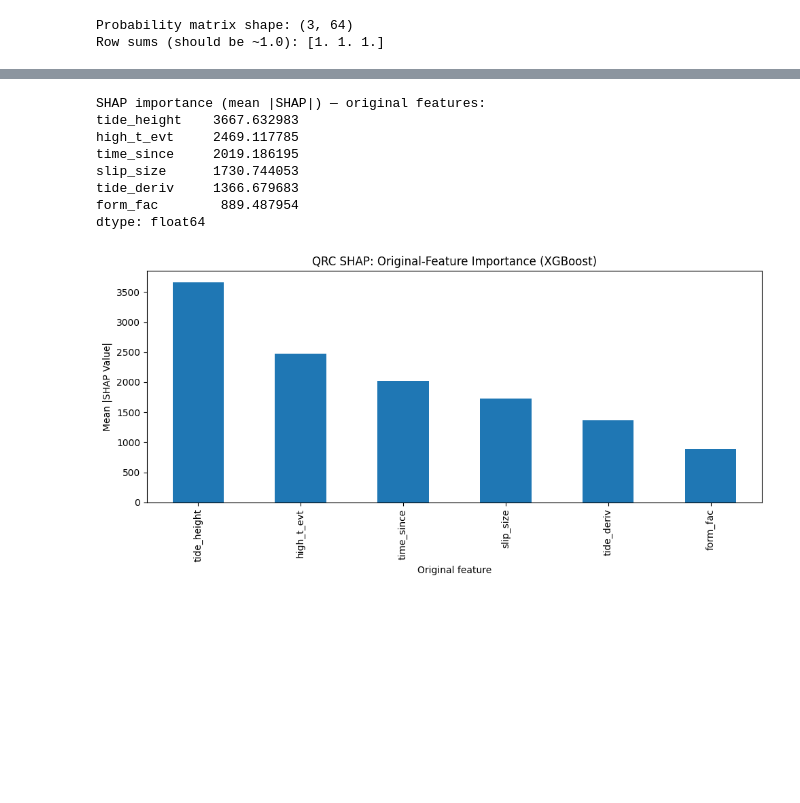
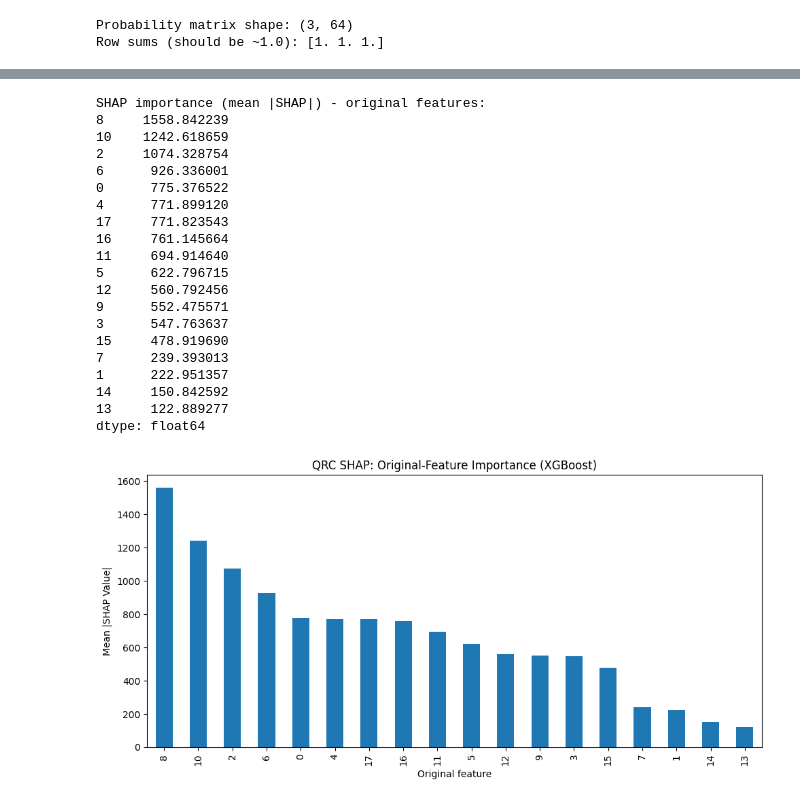
Before and after one commit to Icequake-QRC-Mines/Icequake-QRC-, a Jupyter notebook: Classical/QRC.ipynb, the cells around one changed output, grey strips where cells are left out. Saved outputs shown, nothing was run; the diff lists cells and outputs as text; code cells hidden in the pictures; blank space fills up the shorter version.

```diff
--- a/Classical/QRC.ipynb
+++ b/Classical/QRC.ipynb
@@ -50,7 +50,7 @@ orig shape (5150, 8)
 #   correlation_threshold: Pearson correlation threshold for future if we have too many features. Select only the most relevant ones.
 #   random_seed: random seed for reproducibility.
 QRC_CONFIG = {
-    "num_layers": 1,
+    "num_layers_per_event": 1,
     "shots": 1024,
     "n_iterations": 10,
     "top_k": 1,
@@ -58,7 +58,7 @@ QRC_CONFIG = {
     "random_seed": 42,
 }
 
-# Classical regressor: "Ridge", "XGBoost", or "CatBoost"
+# Classical regressor: "Ridge", "XGBoost", or "CatBoost", or "RandomForest"
 CLASSICAL_MODEL_NAME = "XGBoost"
 
 print("QRC Config:", QRC_CONFIG)
@@ -280,6 +299,8 @@ def run_quantum_reservoir(
     prob_matrix : ndarray of shape (m, 2**n_qubits)
         Row-normalized probability vectors.
     """
+    if hasattr(X_data, 'values'):
+        X_data = X_data.to_numpy()
     m = X_data.shape[0]  # number of rows in the feature matrix
     n_states = 2**n_qubits
     prob_matrix = np.zeros((m, n_states))
@@ -289,7 +310,7 @@ def run_quantum_reservoir(
     # Build all circuits
     circuits = []
     for i in range(m):
-        qc = build_reservoir_circuit(
+        qc = build_reservoir_circuit_rotations(
             X_data[i], random_angles, num_layers, n_qubits
         )  # build the circuit for the i-th row of the feature matrix
         circuits.append(qc)
@@ -312,13 +333,12 @@ def run_quantum_reservoir(
 
     return prob_matrix
 
-
 # run reservoir on 3 samples and verify probability row sums to verify the circuit is working
-test_angles = generate_random_angles(
-    QRC_CONFIG["num_layers"], n_qubits, np.random.default_rng(0)
-)
+test_angles = [generate_random_angles(
+    QRC_CONFIG["num_layers_per_event"], n_qubits, np.random.default_rng(0)
+) for _ in range(n_previous_events + 1)]
 test_prob = run_quantum_reservoir(
-    X_train_q[:3], test_angles, QRC_CONFIG["num_layers"], n_qubits, QRC_CONFIG["shots"]
+    X_train_q[:3], test_angles, QRC_CONFIG["num_layers_per_event"], n_qubits, QRC_CONFIG["shots"]
 )
 print(f"Probability matrix shape: {test_prob.shape}")
 print(f"Row sums (should be ~1.0): {test_prob.sum(axis=1)}")
@@ -393,6 +413,18 @@ def get_model_registry():
             ),
             "shap_explainer": "tree",
         },
+        "RandomForest": {
+            "build_fn": lambda params: RandomForestRegressor(**params),
+            "fit_fn": lambda model, Xt, yt, Xv, yv: model.fit(Xt, yt),
+            "fixed_params:": {
+                "random_state": 42,
+            },
+            "optuna_fn": lambda trial: {
+                "n_estimators": trial.suggest_int("n_estimators", 100, 1000),
+                "max_depth": trial.suggest_int("max_depth", 2, 10),
+            },
+            "shap_explainer": "tree",
+        },
     }
 
 
@@ -445,12 +477,12 @@ def run_single_qrc_iteration(
         iteration, val_r2, val_rmse, test_rmse, test_mae, test_pred,
         best_params, model, P_train, P_val, P_test.
     """
-    num_layers = config["num_layers"]
+    num_layers = config["num_layers_per_event"]
     shots = config["shots"]
     seed = config["random_seed"] + iteration_idx
 
     rng = np.random.default_rng(seed)
-    random_angles = generate_random_angles(num_layers, n_qubits, rng) # generate random angles for the reservoir
+    random_angles = [generate_random_angles(num_layers, n_qubits, rng) for _ in range(n_previous_events + 1)] # generate random angles for the reservoir
 
     # Run quantum reservoir on all splits
     P_train = run_quantum_reservoir(X_train_q, random_angles, num_layers, n_qubits, shots)
@@ -825,6 +857,7 @@ def predict_from_original_features(
     """
     denom = train_max - train_min
     denom = np.where(denom == 0, 1.0, denom)
+
     X_scaled = np.clip((X_orig - train_min) / denom, 0.0, 1.0) * np.pi
     P = run_quantum_reservoir(X_scaled, random_angles, num_layers, n_qubits, shots)
     return model.predict(P)
@@ -834,44 +867,56 @@ def predict_from_original_features(
 best_result = sorted(all_results, key=lambda r: r["val_r2"], reverse=True)[0]
 seed = QRC_CONFIG["random_seed"] + best_result["iteration"]
 rng = np.random.default_rng(seed)
-best_angles = generate_random_angles(QRC_CONFIG["num_layers"], n_qubits, rng)
+best_angles = [generate_random_angles(QRC_CONFIG["num_layers_per_event"], n_qubits, rng) for _ in range(n_previous_events + 1)]
 train_min = X_train_sel.min(axis=0)
 train_max = X_train_sel.max(axis=0)
 
-# KernelSHAP on original features (small background/nsamples for speed — each eval runs reservoir)
+# KernelSHAP on original features (small background/nsamples for speed as each eval runs reservoir)
 X_background = X_test_sel[:25]
 X_explain = X_test_sel[:75]
 
 def predict_wrapper(X_orig):
     return predict_from_original_features(
         X_orig, best_angles, best_result["model"],
-        train_min, train_max, QRC_CONFIG["num_layers"], n_qubits, QRC_CONFIG["shots"],
+        train_min, train_max, QRC_CONFIG["num_layers_per_event"], n_qubits, QRC_CONFIG["shots"],
     )
 
 explainer = shap.KernelExplainer(predict_wrapper, X_background)
 shap_orig = explainer.shap_values(X_explain, nsamples=150)
 
 # Mean |SHAP| per original feature
 mean_shap_orig = pd.Series(
-    np.abs(shap_orig).mean(axis=0), index=selected_features
+    np.abs(shap_orig).mean(axis=0)
 ).sort_values(ascending=False)
-print("SHAP importance (mean |SHAP|) — original features:")
+print("SHAP importance (mean |SHAP|) - original features:")
 print(mean_shap_orig)
 
 plt.figure(figsize=(10, 5))
 mean_shap_orig.plot(kind="bar")
 plt.title(f"QRC SHAP: Original-Feature Importance ({CLASSICAL_MODEL_NAME})")
 plt.ylabel("Mean |SHAP Value|")
 plt.xlabel("Original feature")
 plt.tight_layout()
 plt.show()
 # %% [output]
-SHAP importance (mean |SHAP|) — original features:
-tide_height    3667.632983
-high_t_evt     2469.117785
-time_since     2019.186195
-slip_size      1730.744053
-tide_deriv     1366.679683
-form_fac        889.487954
+SHAP importance (mean |SHAP|) - original features:
+8     1558.842239
+10    1242.618659
+2     1074.328754
+6      926.336001
+0      775.376522
+4      771.899120
+17     771.823543
+16     761.145664
+11     694.914640
+5      622.796715
+12     560.792456
+9      552.475571
+3      547.763637
+15     478.919690
+7      239.393013
+1      222.951357
+14     150.842592
+13     122.889277
 dtype: float64
-[figure, old version]
+[figure, new version]
```
Also changed, not shown: parts of 12 cells of this notebook.
